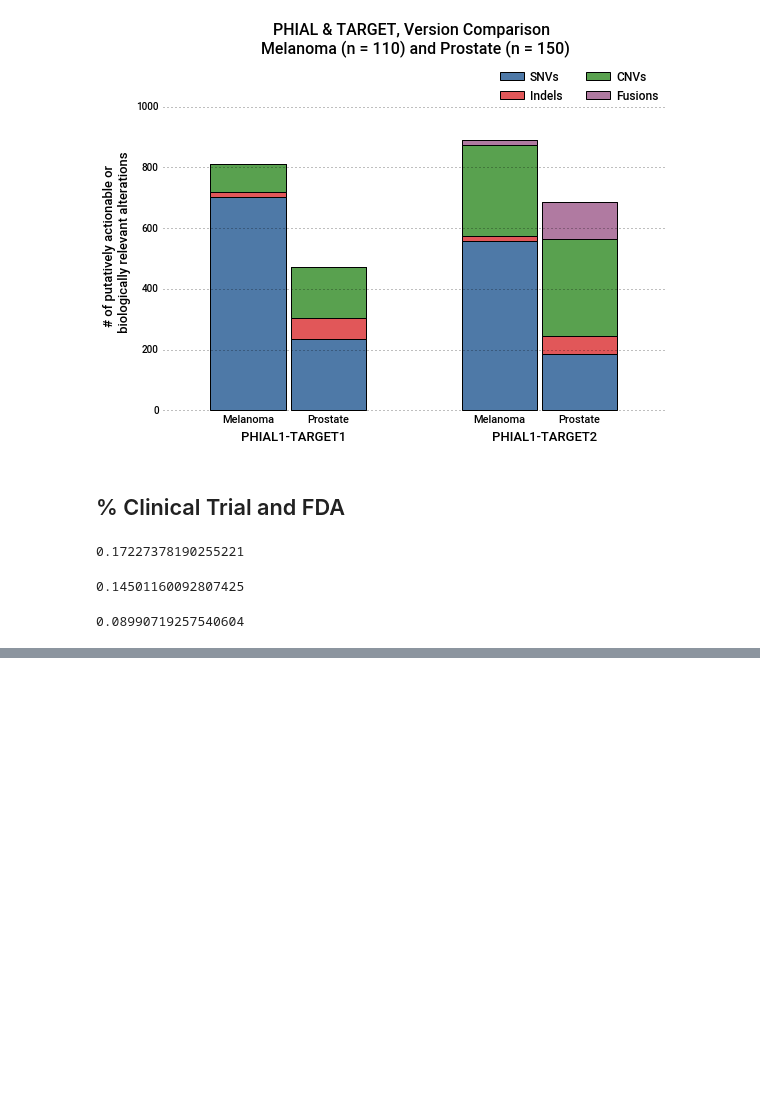
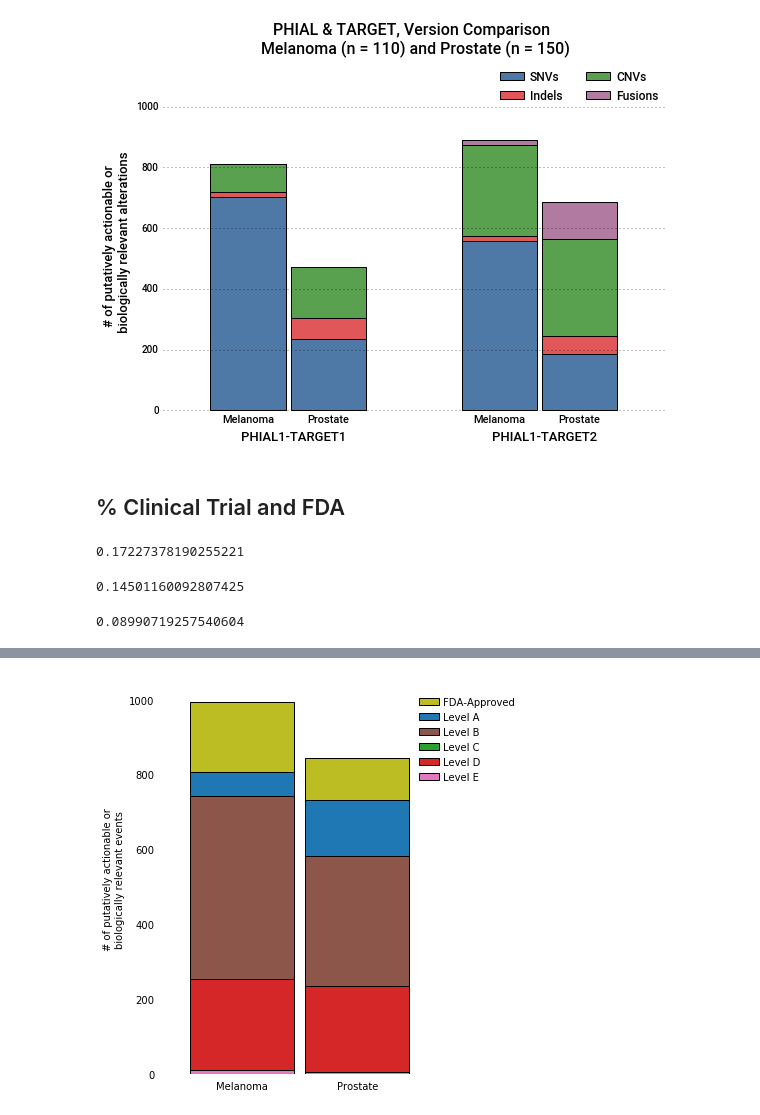
Before and after one commit to vanallenlab/2017-aacr_phial2, a Jupyter notebook: AACR Poster Figures.ipynb, the cells around one changed output, grey strips where cells are left out. Drawn from its saved outputs; the diff is of its cells as text; code cells hidden in the pictures; blank space fills up the shorter version.

Commit message:
Add predictive implication outcome graph. Add .gitignore for checkpoints directory.

```diff
--- a/AACR Poster Figures.ipynb
+++ b/AACR Poster Figures.ipynb
@@ -709,0 +738,17 @@ float(CT_variants) / float(len(df_prostate_22) + len(df_melanoma_22))
+# %%
+count_columns = ['Score_bin_Sensitive', 'Score_bin_Resistant', 'Score_bin_Prognostic']
+zero_level_counts = {'FDA-Approved': 0, 'Level A': 0, 'Level B': 0, 'Level C': 0, 'Level D': 0, 'Level E': 0}
+cohorts = {'mel': mel_cohort, 'su2c': su2c_cohort}
+value_counts = {}
+
+for cohort_name, cohort_paths in cohorts.iteritems():
+    # Make a copy of the zero level count dict to store this cohort's level value counts
+    value_counts[cohort_name] = dict(zero_level_counts)
+
+    for sample_path in cohort_paths:
+        sample = read_sample(sample_path)
+        for count_column in count_columns:
+            for level, count in sample[count_column].value_counts().iteritems():
+                value_counts[cohort_name][level] += count
+
+value_counts
@@ -709,0 +768,58 @@ float(CT_variants) / float(len(df_prostate_22) + len(df_melanoma_22))
+# %%
+df = pd.DataFrame.from_dict(value_counts, orient='index')
+df = df[['Level E', 'Level D', 'Level C', 'Level B', 'Level A', 'FDA-Approved']]
+# %%
+plt.rcParams['font.family'] = 'Roboto'
+
+def rgb2hex(r, g, b):
+    return '#' + hex(r)[2:] + hex(g)[2:] + hex(b)[2:]
+
+colors = {
+    'blue': rgb2hex(31,119,180),
+    'red': rgb2hex(214,39,40),
+    'green': rgb2hex(44,160,44),
+    'purple': rgb2hex(227,119,194),
+    'brown': rgb2hex(140,86,75),
+    'yellow': rgb2hex(188,189,34),
+}
+
+ax = df.plot.bar(
+    stacked=True,
+    edgecolor='black',
+    rot=0,
+    figsize=(5,6),
+    width=0.9,
+    color=[colors['purple'], colors['red'], colors['green'], colors['brown'], colors['blue'], colors['yellow']]
+)
+ax.set_xticklabels(['Melanoma', 'Prostate'])
+ax.set_ylabel('# of putatively actionable or\nbiologically relevant events')
+
+plt.tick_params(
+    axis='x',
+    which='both',
+    bottom='off',
+    top='off',
+    labelbottom='on')
+
+for direction in ['top', 'bottom', 'left', 'right']:
+    ax.spines[direction].set_visible(False)
+
+plt.tick_params(axis='both', which='both', bottom='off', top='off',
+                labelbottom='on', left='off', right='off', labelleft='on')
+
+# Reverse legend item order, so FDA-Approved is at top
+handles, labels = ax.get_legend_handles_labels()
+legend = ax.legend(
+    handles[::-1], labels[::-1],
+    frameon=False,
+    ncol=1,
+    columnspacing=0.6,
+    handletextpad=0.4,
+    bbox_to_anchor=(0.9, 0.99)
+)
+
+plt.tight_layout()
+plt.savefig('pred_impl_levels.pdf', bbox_inches='tight')
+plt.show()
+# %% [output]
+[figure, added]
```
Also changed, not shown: parts of 4 cells of this notebook, 1 other file.
